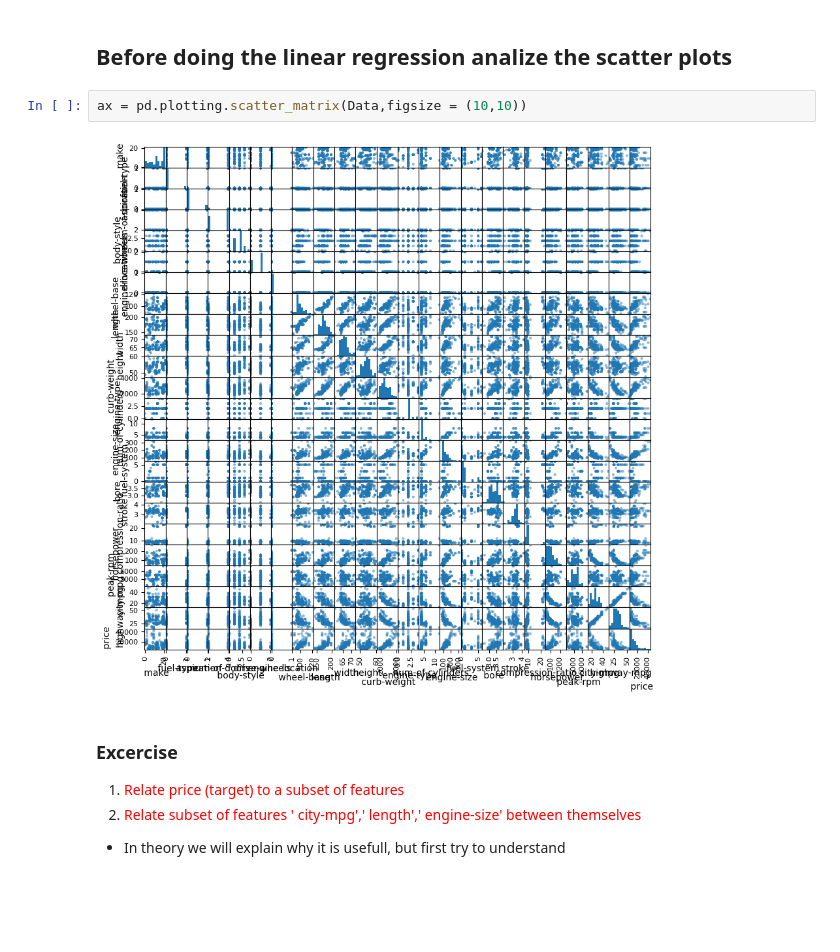
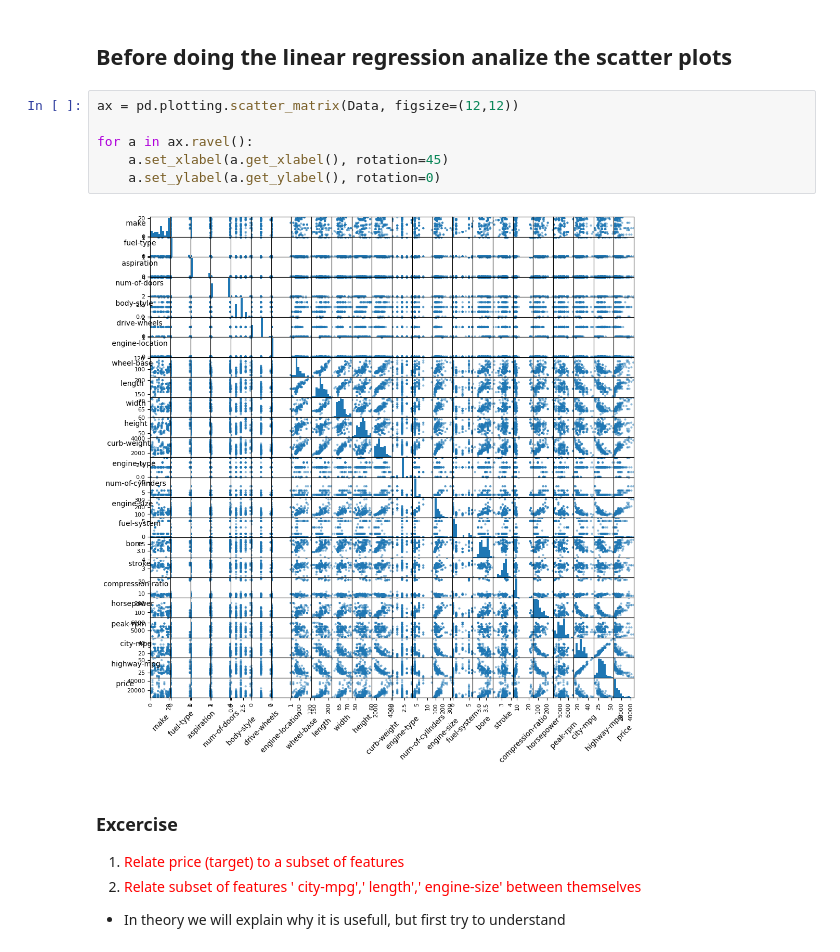
Before and after one commit to MarcelLopezLopez/MLEARN, a Jupyter notebook: Practicas/SecondPractice/SecondPracticeV2.ipynb, the cells around one changed output. Saved outputs shown, nothing was run; the diff lists cells and outputs as text; blank space fills up the shorter version.

Commit message:
Plot corrected, must explain relation between features

```diff
--- a/Practicas/SecondPractice/SecondPracticeV2.ipynb
+++ b/Practicas/SecondPractice/SecondPracticeV2.ipynb
@@ -398,9 +404,13 @@ memory usage: 41.8 KB
 # %% [markdown]
 ## Before doing the linear regression analize the scatter plots
-# %%
-ax = pd.plotting.scatter_matrix(Data,figsize = (10,10))
-# %% [output]
-[figure, removed]
+# %%
+ax = pd.plotting.scatter_matrix(Data, figsize=(12,12))
+
+for a in ax.ravel():
+    a.set_xlabel(a.get_xlabel(), rotation=45)
+    a.set_ylabel(a.get_ylabel(), rotation=0)
+# %% [output]
+[figure, added]
 # %% [markdown]
 ### Excercise
 1. <font color='red'> Relate price (target) to a subset of features </font>
```
Also changed, not shown: parts of 6 cells of this notebook.
